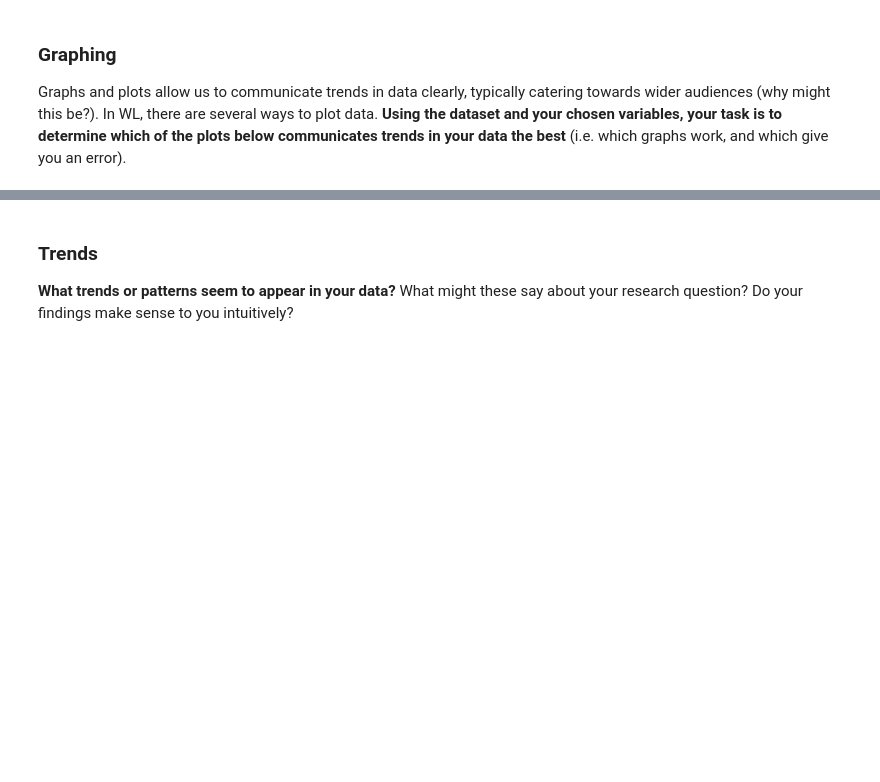
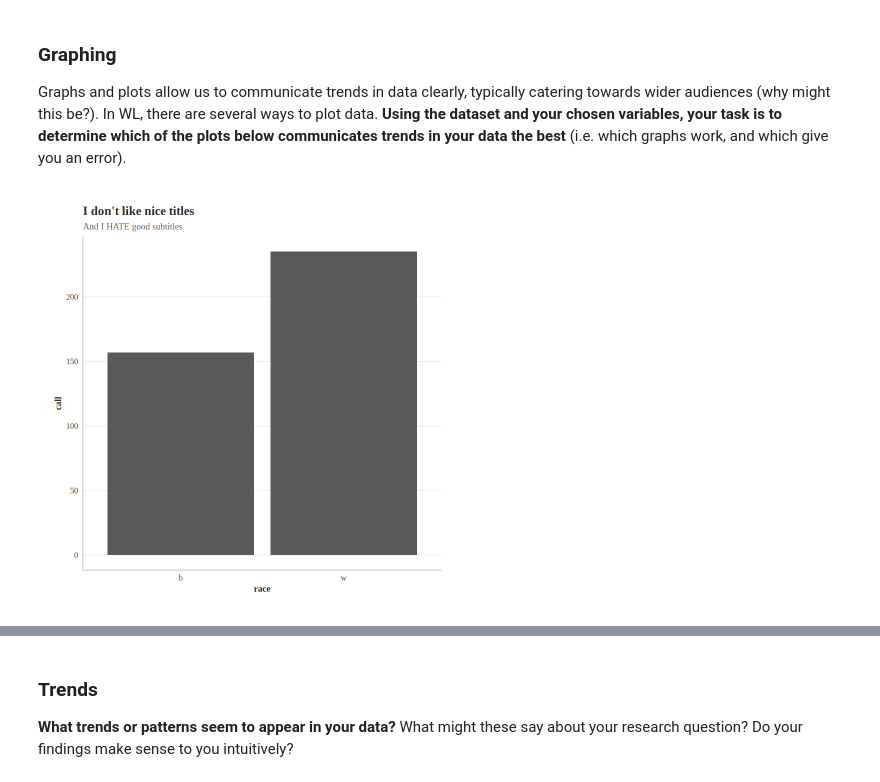
Before and after one commit to isaacr399/Unit0, a Jupyter notebook: ApResearchCT_SS.ipynb, the cells around one changed output, grey strips where cells are left out. Cells and saved outputs as stored; diff of their text form; code cells hidden in the pictures; blank space fills up the shorter version.

```diff
--- a/ApResearchCT_SS.ipynb
+++ b/ApResearchCT_SS.ipynb
@@ -146,7 +162,9 @@ bar_plot(lakisha,
 # %%
 column_plot(lakisha,
-            x= INSERT_VARIABLE_1,
-            y= INSERT_VARIABLE_2)
+            x= race,
+            y= call)
+# %% [output]
+[figure, added]
 # %%
 logit_model <- glm(call~race+years_exp, lakisha, family=binomial)
 predicted_probs <- predict(logit_model, type = "response")
```
Also changed, not shown: parts of 7 cells of this notebook.
